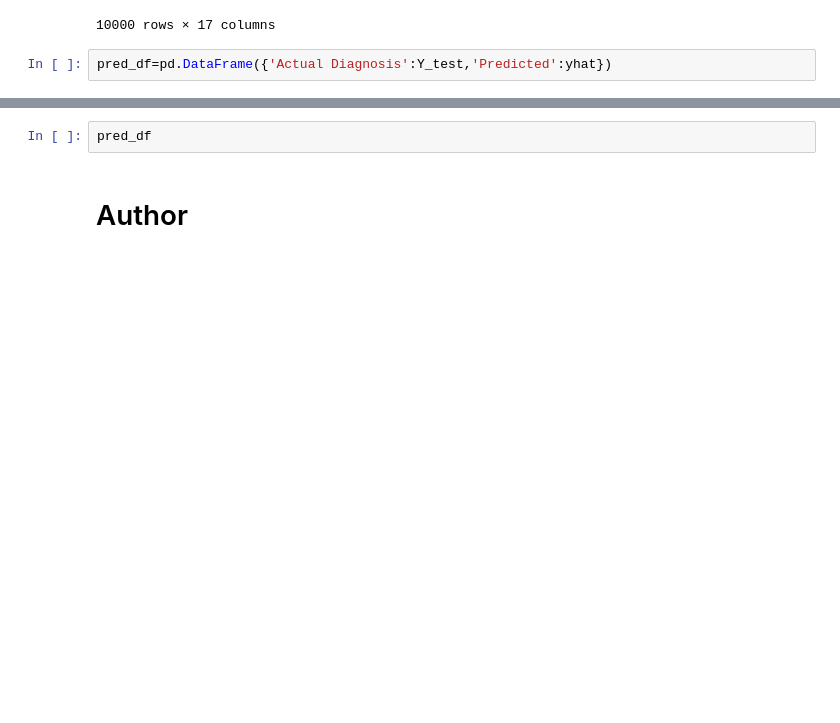
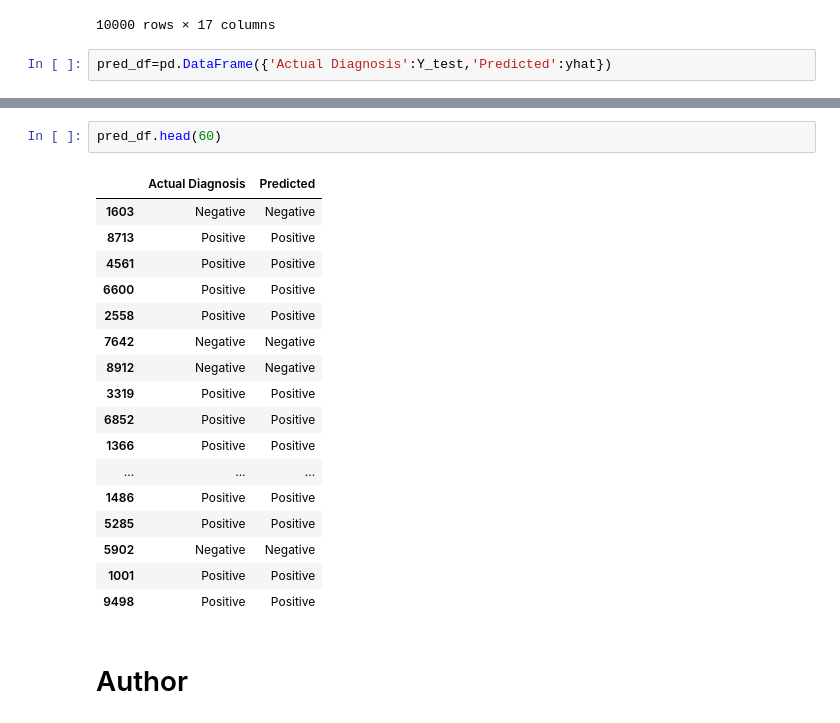
Before and after one commit to MohammadAdnanKhan/Tuberculosis-Prediction, a Jupyter notebook: Tuberculosis Prediction.ipynb, the cells around one changed output, grey strips where cells are left out. Drawn from its saved outputs; the diff is of its cells as text; blank space fills up the shorter version.

```diff
--- a/Tuberculosis Prediction.ipynb
+++ b/Tuberculosis Prediction.ipynb
@@ -324,5 +322,23 @@ AttributeError: 'NoneType' object has no attribute 'replace'
 # %%
-pred_df
+pred_df.head(60)
+# %% [output]
+|  | Actual Diagnosis | Predicted |
+| 1603 | Negative | Negative |
+| 8713 | Positive | Positive |
+| 4561 | Positive | Positive |
+| 6600 | Positive | Positive |
+| 2558 | Positive | Positive |
+| 7642 | Negative | Negative |
+| 8912 | Negative | Negative |
+| 3319 | Positive | Positive |
+| 6852 | Positive | Positive |
+| 1366 | Positive | Positive |
+| ... | ... | ... |
+| 1486 | Positive | Positive |
+| 5285 | Positive | Positive |
+| 5902 | Negative | Negative |
+| 1001 | Positive | Positive |
+| 9498 | Positive | Positive |
 # %% [markdown]
 # Author
 # %% [markdown]
```
Also changed, not shown: parts of 1 cell of this notebook.
